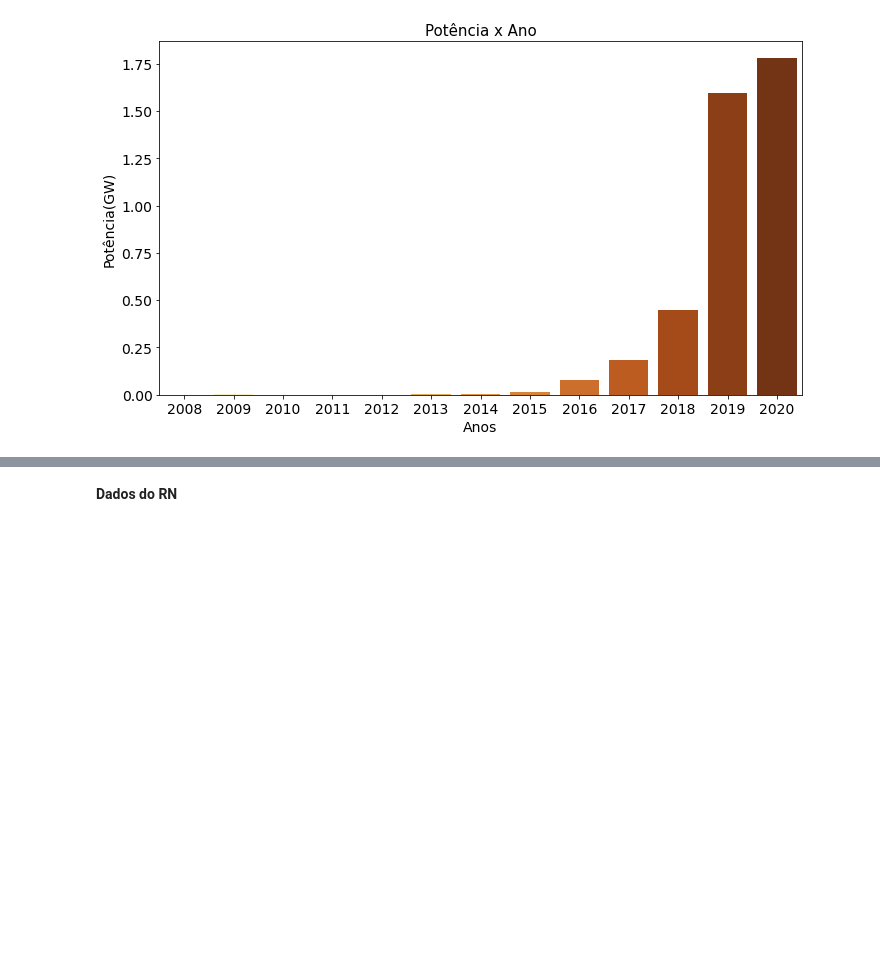
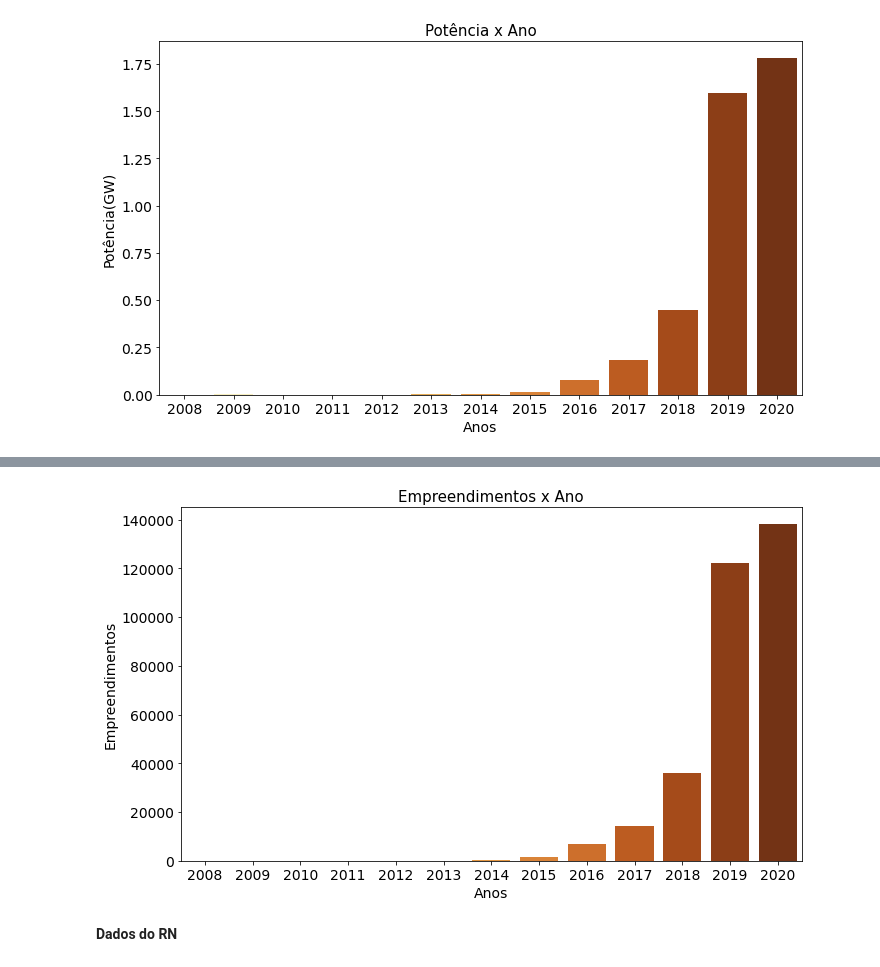
Before and after one commit to dennisferreira1/Curso_VisualizacaoDeDados-Python, a Jupyter notebook: Curso_PythonParaVisualizacaoAnaliseDeDados.ipynb, the cells around one changed output, grey strips where cells are left out. Cells and saved outputs as stored; diff of their text form; code cells hidden in the pictures; blank space fills up the shorter version.

```diff
--- a/Curso_PythonParaVisualizacaoAnaliseDeDados.ipynb
+++ b/Curso_PythonParaVisualizacaoAnaliseDeDados.ipynb
@@ -264,0 +283,8 @@ fig1.tight_layout();
+# %%
+# filtrando pelos datas de conexão
+empreendimentos_instalados_por_ano= df_geracao_distribuida_brasil
+
+# preenchendo os valores da coluna datConexao com apenas o ano da data completa
+empreendimentos_instalados_por_ano['datConexao']= [int(re.findall('\d{2}/\d{2}/(\d{4})', data)[0]) for data in empreendimentos_instalados_por_ano['datConexao']]
+
+empreendimentos_instalados_por_ano['datConexao'].value_counts()
@@ -265,3 +306,25 @@ fig1.tight_layout();
+# %%
+# Gráficos - Empreendimentos x Ano
+
+total_empreendimentos_por_ano= [tot for tot in empreendimentos_instalados_por_ano['datConexao'].value_counts()]
+anos= empreendimentos_instalados_por_ano['datConexao'].value_counts().keys()
+
+#criando uma figure, axes
+fig1, ax1 = plt.subplots(figsize=(10,6))
+#criando o gráfico de barras
+sns.barplot(x=anos, y=total_empreendimentos_por_ano, ax=ax1, palette='YlOrBr')
+#adicionando título
+ax1.set_title("Empreendimentos x Ano", fontdict={'fontsize':15})
+#mudando nome e tamanho do label x
+ax1.set_xlabel('Anos', fontdict={'fontsize':14})
+#mudando nome e tamanho do label y
+ax1.set_ylabel('Empreendimentos', fontdict={'fontsize':14})
+#mudando tamanho dos labels dos ticks
+ax1.tick_params(labelsize=14)
+#otimizar espaço da figure
+fig1.tight_layout();
+# %% [output]
+[figure, added]
 # %% [markdown]
 **Dados do RN**
 # %% [markdown]
```
Also changed, not shown: parts of 19 cells of this notebook.
